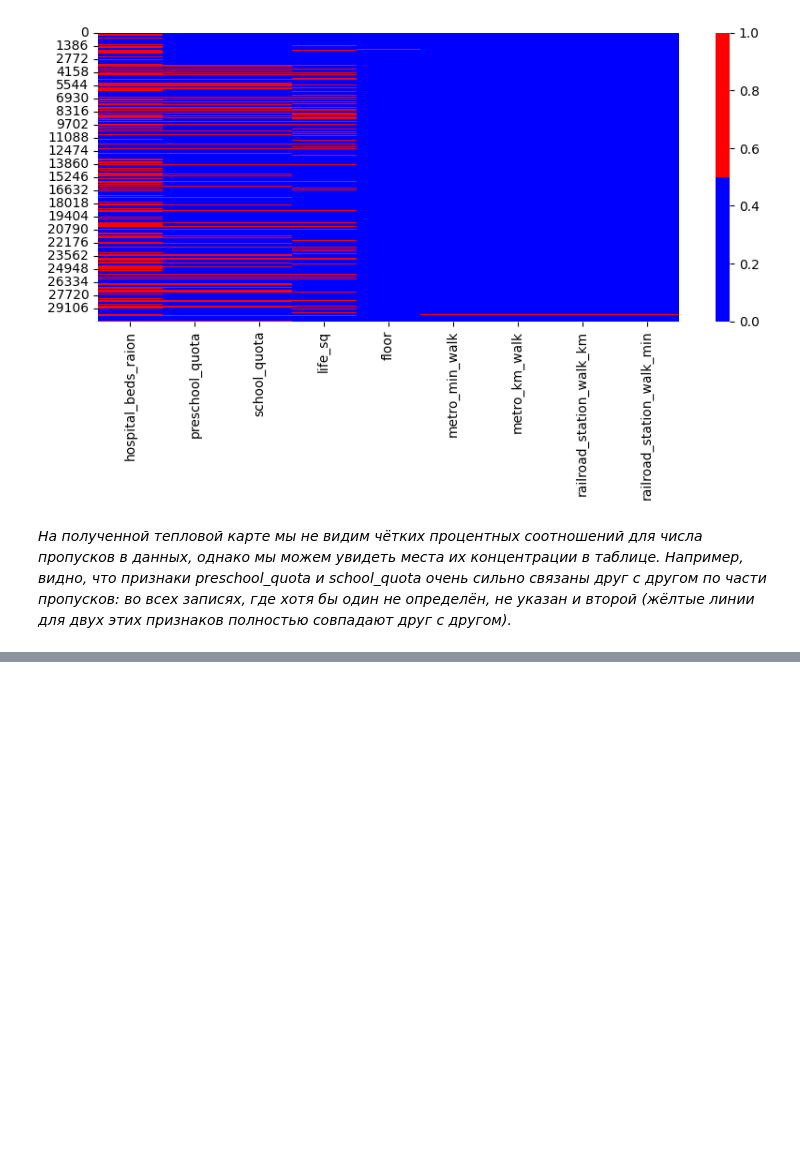
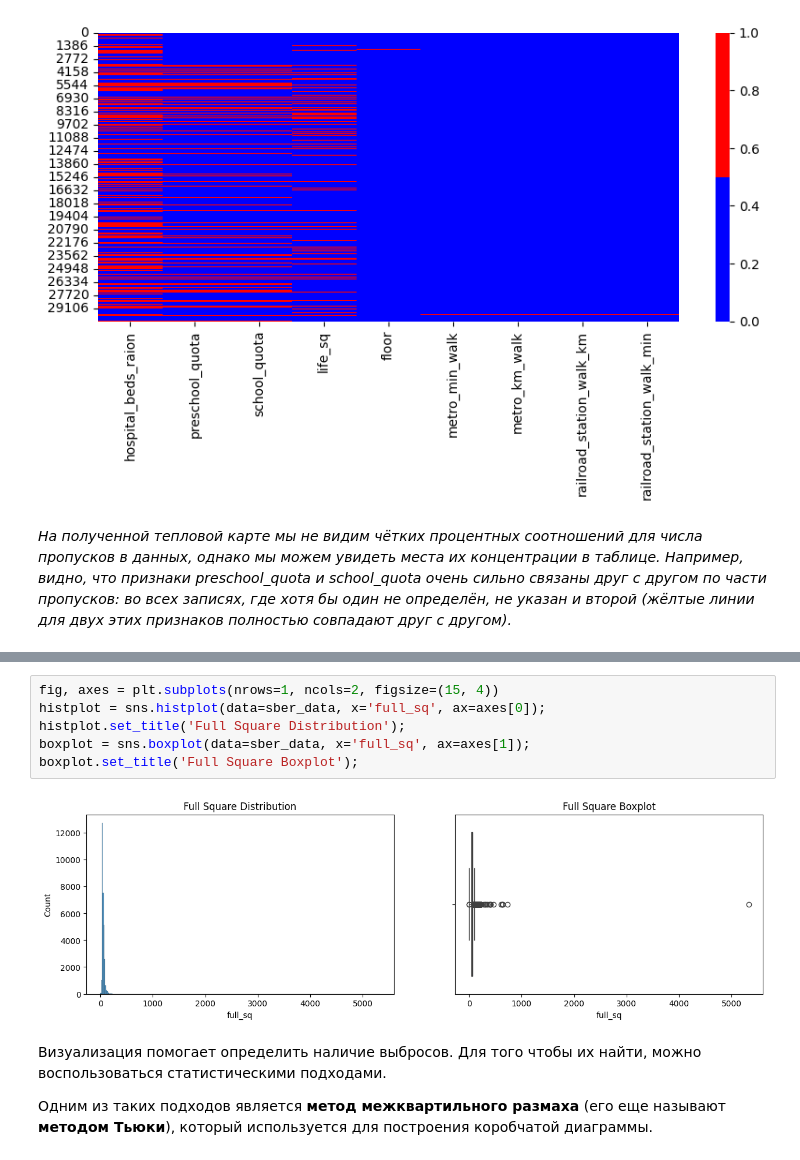
Before and after one commit to vavilove001-lab/sf_data_science, a Jupyter notebook: Notes/data_clearning/clearning.ipynb, the cells around one changed output, grey strips where cells are left out. Drawn from its saved outputs; the diff is of its cells as text; blank space fills up the shorter version.

```diff
--- a/Notes/data_clearning/clearning.ipynb
+++ b/Notes/data_clearning/clearning.ipynb
@@ -170,0 +551,12 @@ ax = sns.heatmap(
+# %%
+fig, axes = plt.subplots(nrows=1, ncols=2, figsize=(15, 4))
+histplot = sns.histplot(data=sber_data, x='full_sq', ax=axes[0]);
+histplot.set_title('Full Square Distribution');
+boxplot = sns.boxplot(data=sber_data, x='full_sq', ax=axes[1]);
+boxplot.set_title('Full Square Boxplot');
+# %% [output]
+[figure, added]
+# %% [markdown]
+Визуализация помогает определить наличие выбросов. Для того чтобы их найти, можно воспользоваться статистическими подходами.
+
+Одним из таких подходов является **метод межквартильного размаха** (его еще называют **методом Тьюки**), который используется для построения коробчатой диаграммы.
```
Also changed, not shown: parts of 124 cells of this notebook.
